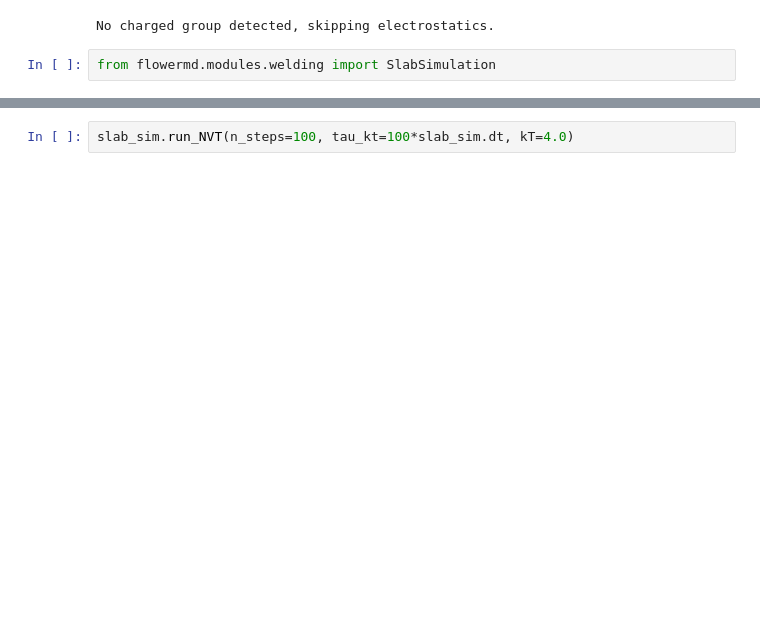
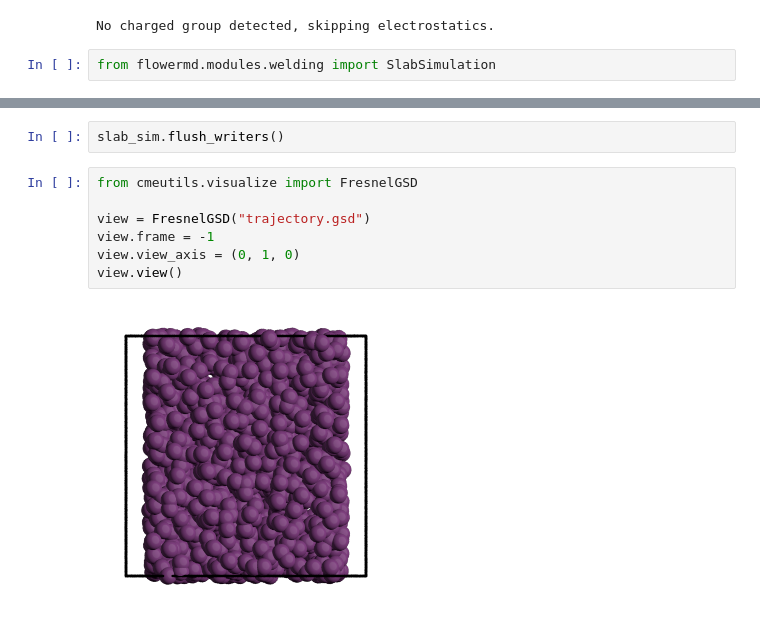
Before and after one commit to chrisjonesBSU/flowerMD, a Jupyter notebook: tutorials/Presentation.ipynb, the cells around one changed output, grey strips where cells are left out. Drawn from its saved outputs; the diff is of its cells as text; blank space fills up the shorter version.

```diff
--- a/tutorials/Presentation.ipynb
+++ b/tutorials/Presentation.ipynb
@@ -78,2 +119,11 @@ Initializing simulation state from a gsd.hoomd.Frame.
 # %%
-slab_sim.run_NVT(n_steps=100, tau_kt=100*slab_sim.dt, kT=4.0)
+slab_sim.flush_writers()
+# %%
+from cmeutils.visualize import FresnelGSD
+
+view = FresnelGSD("trajectory.gsd")
+view.frame = -1
+view.view_axis = (0, 1, 0)
+view.view()
+# %% [output]
+[figure, added]
```
Also changed, not shown: parts of 9 cells of this notebook.
